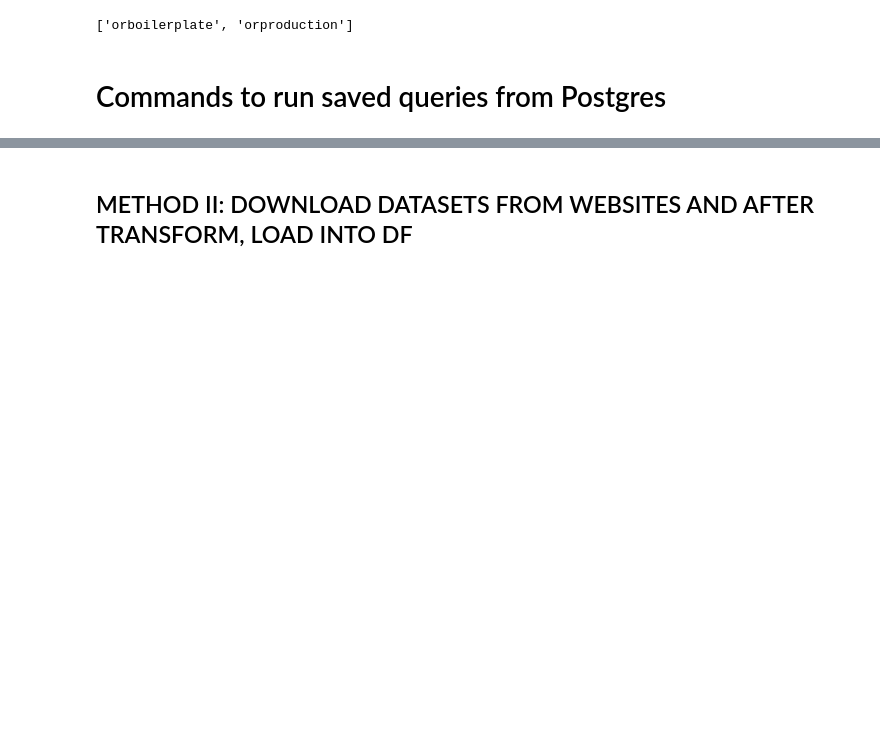
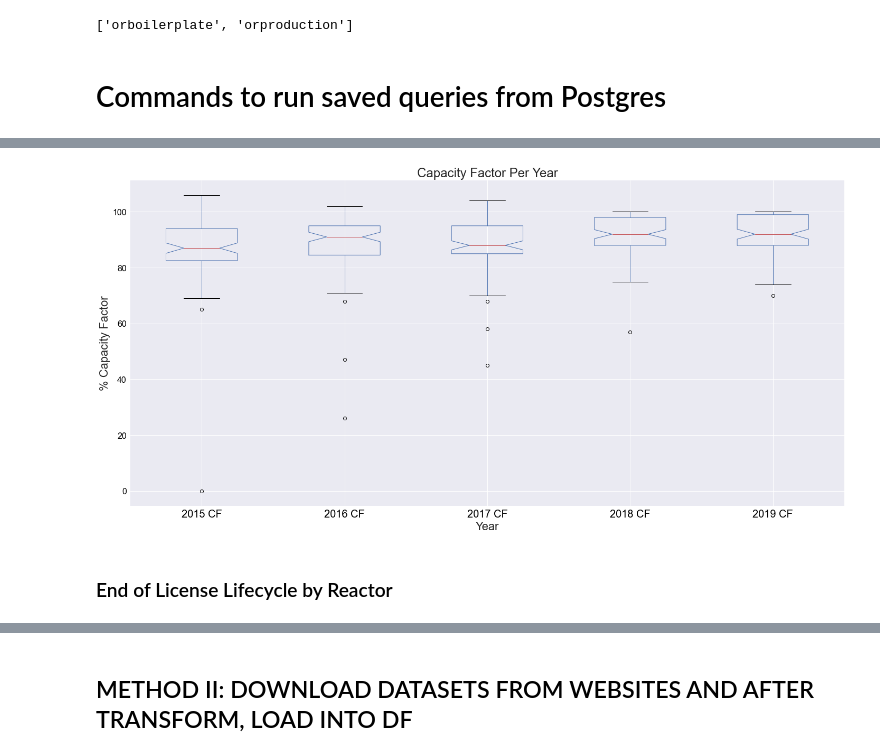
Before and after one commit to fbarillas08/ETL_Project_NuclearPowerPlants_in_the_USA, a Jupyter notebook: FAB_Project2_NuclearPower.ipynb, the cells around one changed output, grey strips where cells are left out. Cells and saved outputs as stored; diff of their text form; code cells hidden in the pictures; blank space fills up the shorter version.

```diff
--- a/FAB_Project2_NuclearPower.ipynb
+++ b/FAB_Project2_NuclearPower.ipynb
@@ -79,0 +257,19 @@ query.close()
+# %%
+# Bloxplot of Capacity Factor by Year
+
+Reactor_CAPFAC_df.boxplot(['2015 CF','2016 CF','2017 CF','2018 CF','2019 CF'], figsize = (20,10), notch = True)
+
+plt.title("Capacity Factor Per Year",fontdict ={"fontsize":24})
+plt.suptitle("")
+plt.xlabel("Year", fontdict={"fontsize":22})
+plt.ylabel("% Capacity Factor", fontdict={"fontsize":22})
+plt.tight_layout(pad = 2.0, w_pad = 1.5, h_pad = 2.0)
+plt.xticks(fontsize = 20, color = 'k', rotation = 0)
+plt.yticks(fontsize = 16, color = 'k', rotation = 0)
+
+plt.savefig("CapacityFactor_byYear_Box.png")
+plt.show()
+# %% [output]
+[figure, added]
+# %% [markdown]
+### End of License Lifecycle by Reactor
```
Also changed, not shown: parts of 64 cells of this notebook, 14 other files.
